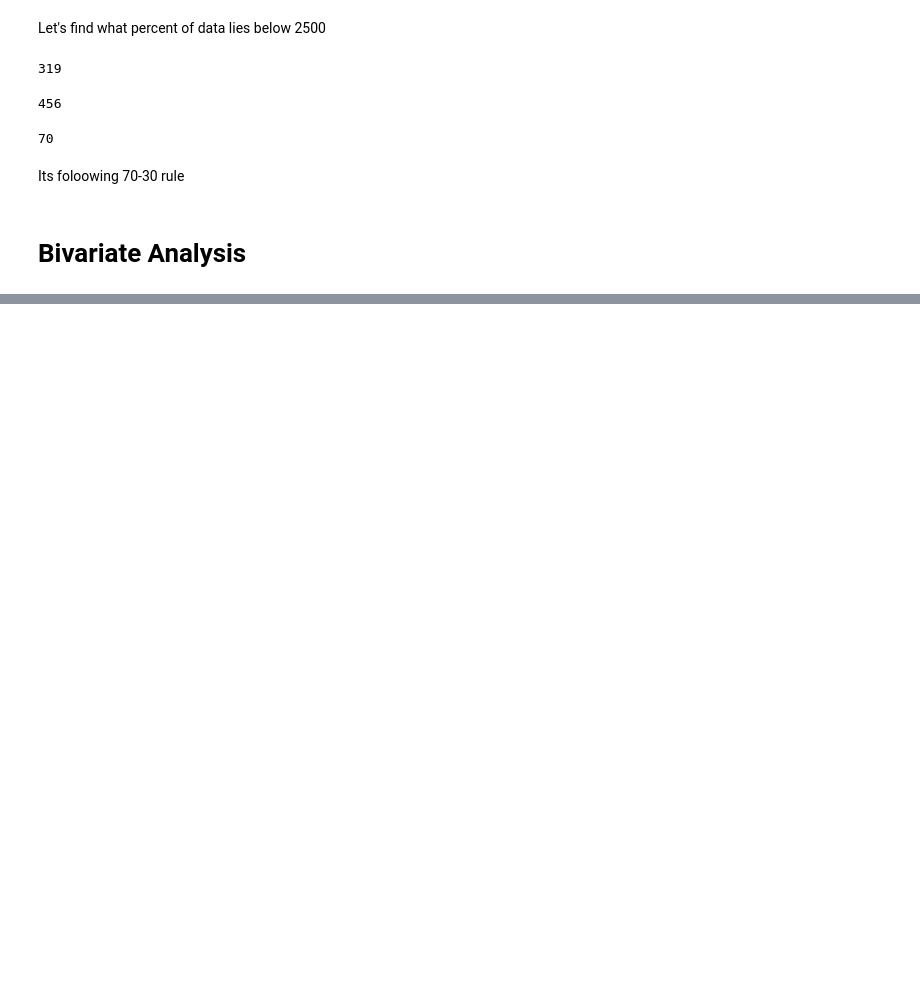
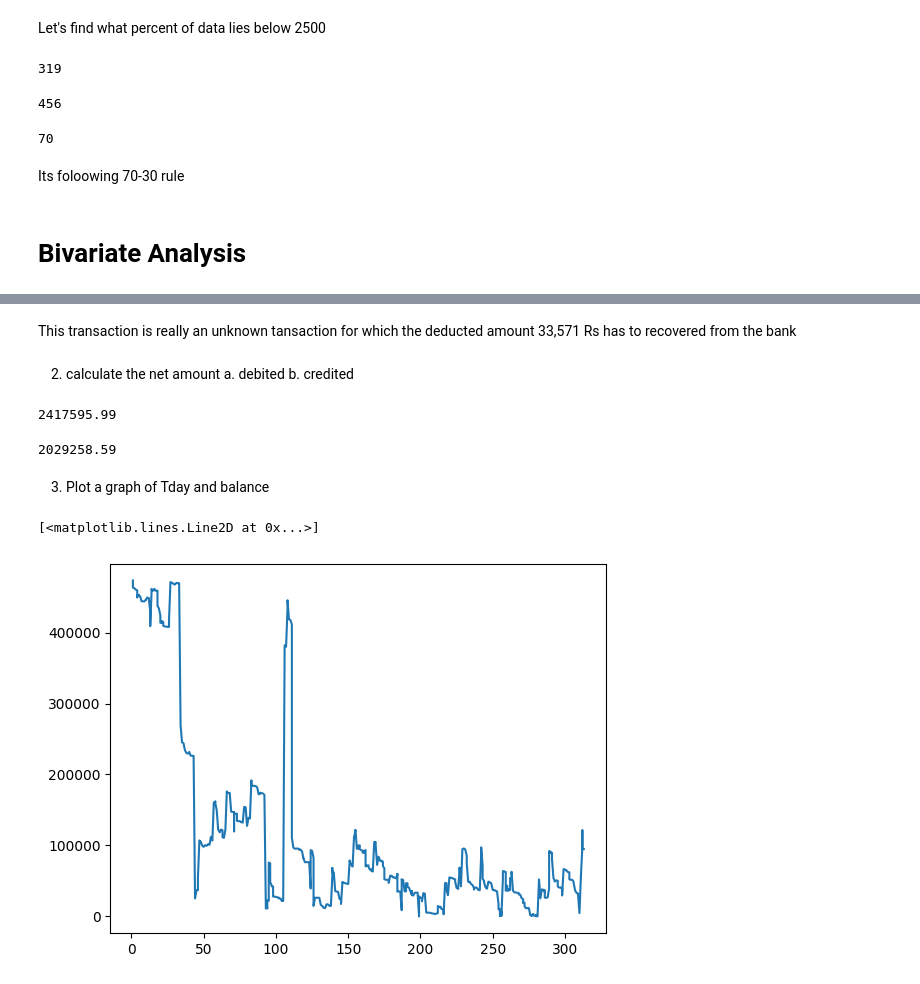
Before and after one commit to AbuManiyar/pdf-to-csv-to-eda, a Jupyter notebook: eda_bank.ipynb, the cells around one changed output, grey strips where cells are left out. Cells and saved outputs as stored; diff of their text form; code cells hidden in the pictures; blank space fills up the shorter version.

```diff
--- a/eda_bank.ipynb
+++ b/eda_bank.ipynb
@@ -220,0 +532,3 @@ Its foloowing 70-30 rule
+# %%
+df['date'].iloc[58] = '20-03-2022'
+df['date'].iloc[59] = '22-03-2022'
@@ -220,0 +546,9 @@ Its foloowing 70-30 rule
+# %%
+# now again we run this
+day = []
+j=1
+for i in range(509):
+    if i<508:
+        day.append(j)
+        if df['date'][i] != df['date'][i+1] :
+            j=j+1
@@ -220,0 +563,4 @@ Its foloowing 70-30 rule
+# %%
+day.append(313)
+# %%
+df['Tday'] = day
@@ -220,0 +593,20 @@ Its foloowing 70-30 rule
+# %% [markdown]
+This transaction is really an unknown tansaction for which
+the deducted amount 33,571 Rs has to recovered from the bank
+# %% [markdown]
+2. calculate the net amount a. debited b. credited
+# %%
+df.groupby('DrCr').get_group('Db')['amount'].sum()
+# %% [output]
+2417595.99
+# %%
+df.groupby('DrCr').get_group('Cr')['amount'].sum()
+# %% [output]
+2029258.59
+# %% [markdown]
+3. Plot a graph of Tday and balance
+# %%
+plt.plot(df['Tday'], df['balance'])
+# %% [output]
+[<matplotlib.lines.Line2D at 0x...>]
+[figure, added]
```
Also changed, not shown: parts of 95 cells of this notebook, 1 other file.
